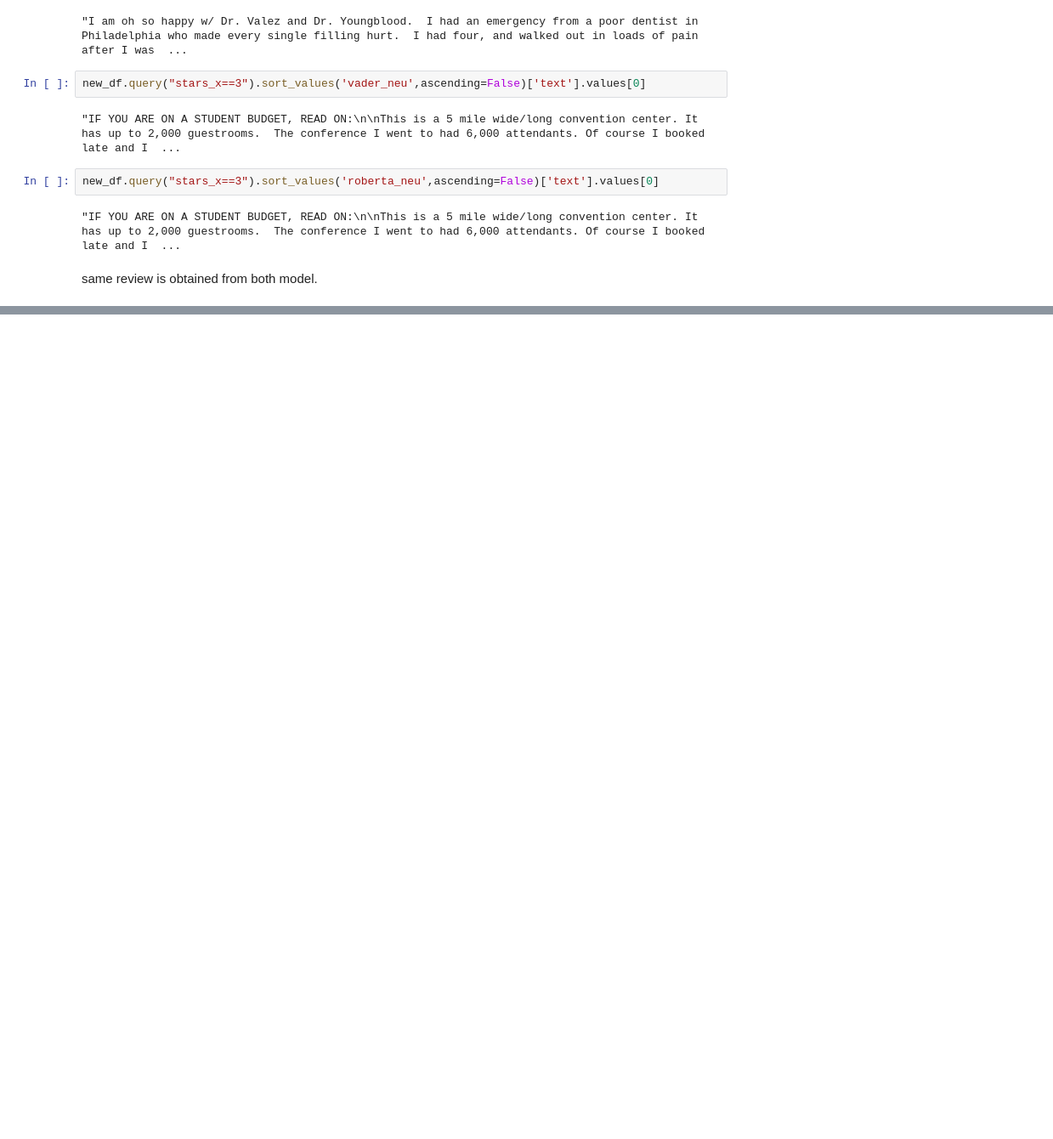
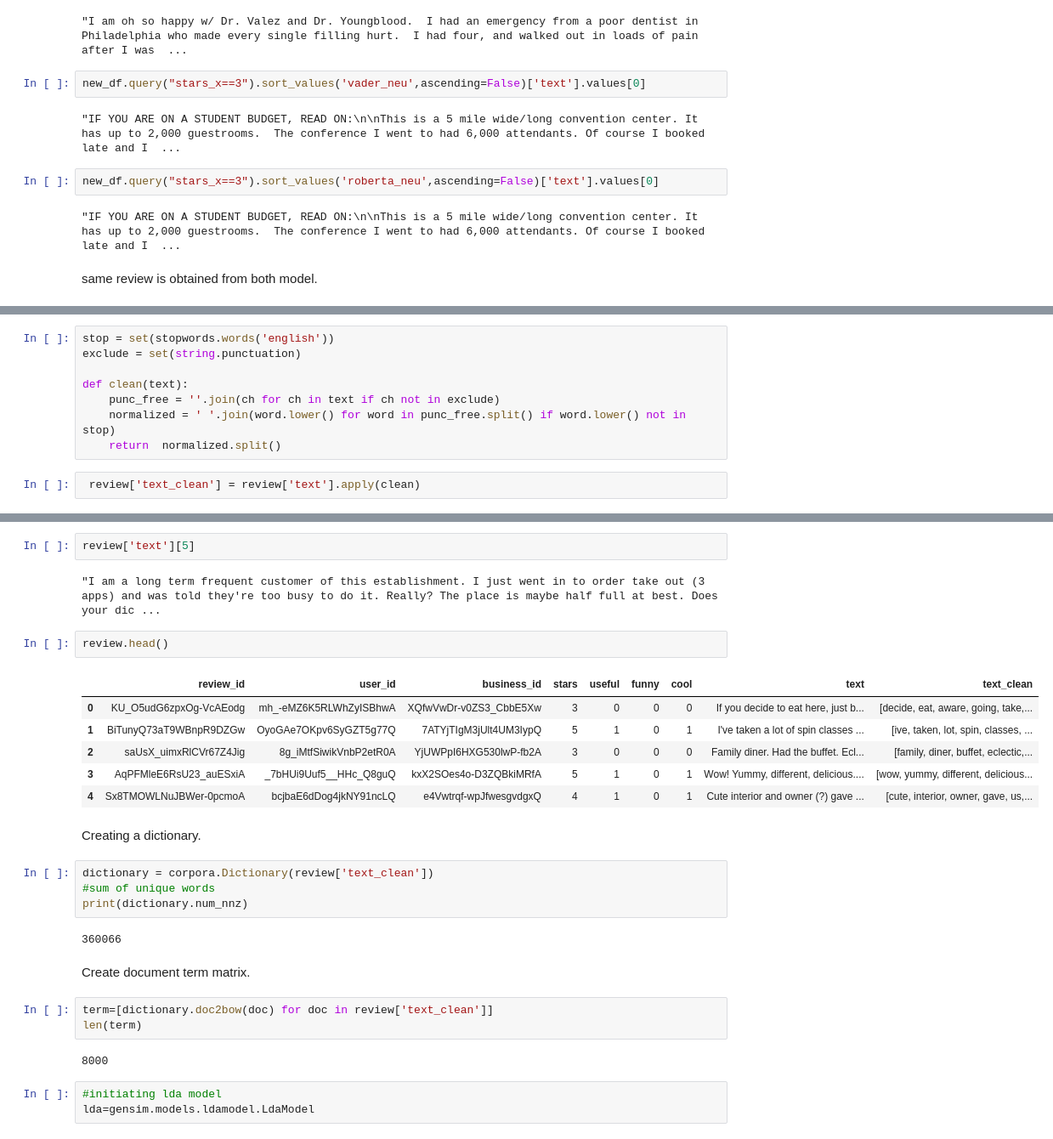
Before and after one commit to apexapaudel484/Event-recommendation, a Jupyter notebook: sentiment-analysis.ipynb, the cells around one changed output, grey strips where cells are left out. Shown at 85% size. Saved outputs shown, nothing was run; the diff lists cells and outputs as text; blank space fills up the shorter version.

Commit message:
Kaggle Notebook | sentiment analysis | trying topic modeling using LDA

```diff
--- a/sentiment-analysis.ipynb
+++ b/sentiment-analysis.ipynb
@@ -461,0 +508,10 @@ same review is obtained from both model.
+# %%
+stop = set(stopwords.words('english'))
+exclude = set(string.punctuation)
+
+def clean(text):
+    punc_free = ''.join(ch for ch in text if ch not in exclude)
+    normalized = ' '.join(word.lower() for word in punc_free.split() if word.lower() not in stop)
+    return  normalized.split()
+# %%
+ review['text_clean'] = review['text'].apply(clean)
@@ -461,0 +538,31 @@ same review is obtained from both model.
+# %%
+review['text'][5]
+# %% [output]
+"I am a long term frequent customer of this establishment. I just went in to order take out (3 apps) and was told they're too busy to do it. Really? The place is maybe half full at best. Does your dic ...
+# %%
+review.head()
+# %% [output]
+|  | review_id | user_id | business_id | stars | useful | funny | cool | text | text_clean |
+| 0 | KU_O5udG6zpxOg-VcAEodg | mh_-eMZ6K5RLWhZyISBhwA | XQfwVwDr-v0ZS3_CbbE5Xw | 3 | 0 | 0 | 0 | If you decide to eat here, just b... | [decide, eat, aware, going, take,... |
+| 1 | BiTunyQ73aT9WBnpR9DZGw | OyoGAe7OKpv6SyGZT5g77Q | 7ATYjTIgM3jUlt4UM3IypQ | 5 | 1 | 0 | 1 | I've taken a lot of spin classes ... | [ive, taken, lot, spin, classes, ... |
+| 2 | saUsX_uimxRlCVr67Z4Jig | 8g_iMtfSiwikVnbP2etR0A | YjUWPpI6HXG530lwP-fb2A | 3 | 0 | 0 | 0 | Family diner. Had the buffet. Ecl... | [family, diner, buffet, eclectic,... |
+| 3 | AqPFMleE6RsU23_auESxiA | _7bHUi9Uuf5__HHc_Q8guQ | kxX2SOes4o-D3ZQBkiMRfA | 5 | 1 | 0 | 1 | Wow! Yummy, different, delicious.... | [wow, yummy, different, delicious... |
+| 4 | Sx8TMOWLNuJBWer-0pcmoA | bcjbaE6dDog4jkNY91ncLQ | e4Vwtrqf-wpJfwesgvdgxQ | 4 | 1 | 0 | 1 | Cute interior and owner (?) gave ... | [cute, interior, owner, gave, us,... |
+# %% [markdown]
+Creating a dictionary.
+# %%
+dictionary = corpora.Dictionary(review['text_clean'])
+#sum of unique words
+print(dictionary.num_nnz)
+# %% [output]
+360066
+# %% [markdown]
+Create document term matrix.
+# %%
+term=[dictionary.doc2bow(doc) for doc in review['text_clean']]
+len(term)
+# %% [output]
+8000
+# %%
+#initiating lda model
+lda=gensim.models.ldamodel.LdaModel
```
Also changed, not shown: parts of 22 cells of this notebook.
